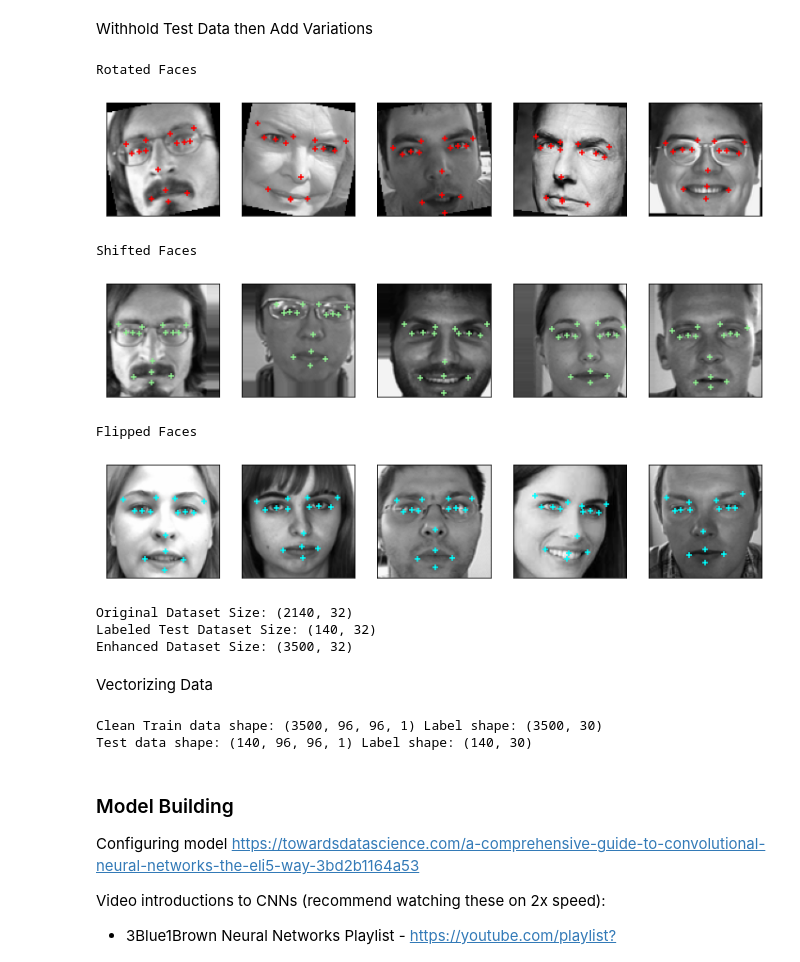
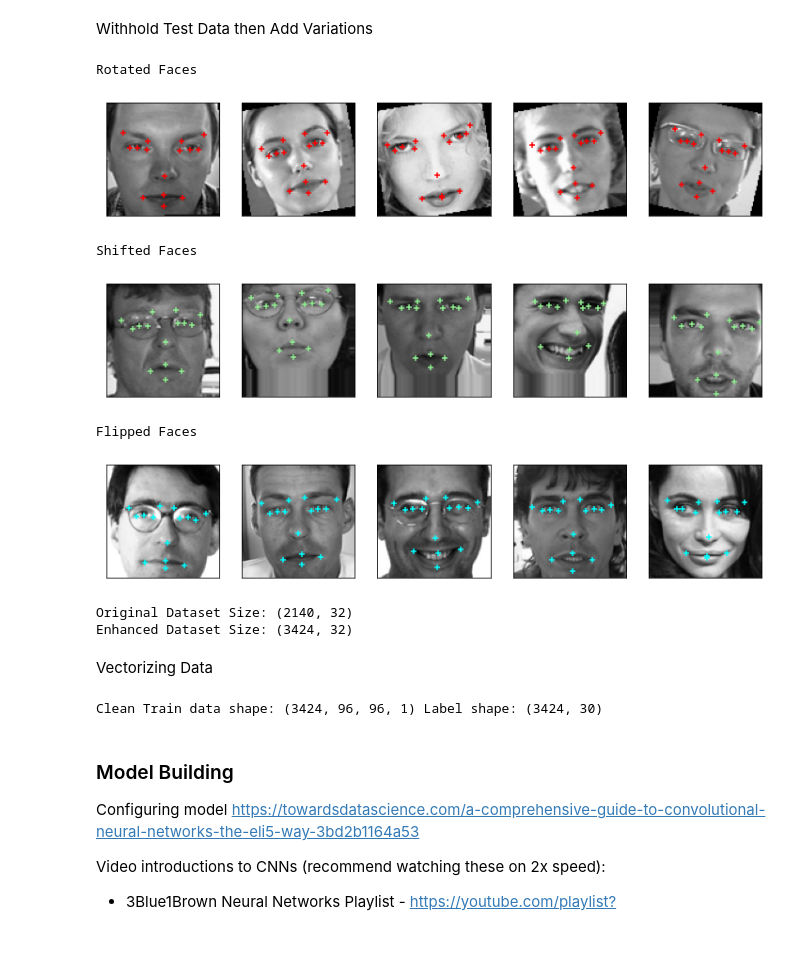
Before and after one commit to esun74/mobile-cv, a Jupyter notebook: nn_model/generate.ipynb, the cells around one changed output. Cells and saved outputs as stored; diff of their text form; code cells hidden in the pictures.

```diff
--- a/nn_model/generate.ipynb
+++ b/nn_model/generate.ipynb
@@ -141,14 +141,10 @@ Focused Dataset
 # %% [markdown]
 Withhold Test Data then Add Variations
 # %%
-reserve_for_test = rng.choice(train_no_na.index, 140, False)
-labeled_test = train_no_na.iloc[reserve_for_test, :].copy().reset_index(drop=True)
-enhanced_train_no_na = train_no_na.iloc[~train_no_na.index.isin(reserve_for_test), :].copy().reset_index(drop=True)
-
-amount_remixed = len(enhanced_train_no_na) // 4
-rotated_train = enhanced_train_no_na.iloc[rng.choice(enhanced_train_no_na.index, amount_remixed, False), :].copy().reset_index(drop=True)
-shifted_train = enhanced_train_no_na.iloc[rng.choice(enhanced_train_no_na.index, amount_remixed, False), :].copy().reset_index(drop=True)
-flipped_train = enhanced_train_no_na.iloc[rng.choice(enhanced_train_no_na.index, amount_remixed, False), :].copy().reset_index(drop=True)
+amount_remixed = len(train_no_na) // 5
+rotated_train = train_no_na.iloc[rng.choice(train_no_na.index, amount_remixed, False), :].copy().reset_index(drop=True)
+shifted_train = train_no_na.iloc[rng.choice(train_no_na.index, amount_remixed, False), :].copy().reset_index(drop=True)
+flipped_train = train_no_na.iloc[rng.choice(train_no_na.index, amount_remixed, False), :].copy().reset_index(drop=True)
 
 def rotate_sample(x):
 	radians = -math.radians(x.rotation)
@@ -185,54 +181,47 @@ def flip_sample(x):
 	x.left_eyebrow_outer_end_y, x.right_eyebrow_outer_end_y = x.right_eyebrow_outer_end_y, x.left_eyebrow_outer_end_y
 	x.mouth_left_corner_x, x.mouth_right_corner_x = x.mouth_right_corner_x, x.mouth_left_corner_x
 	x.mouth_left_corner_y, x.mouth_right_corner_y = x.mouth_right_corner_y, x.mouth_left_corner_y
 	x.image_data = np.flip(x.image_data.reshape(96, 96), axis=1).flatten()
 	return x
 
 rotated_train['rotation'] = (rng.random(len(rotated_train)) - 0.5) * 30
 shifted_train['shift_x'] = rng.random(len(shifted_train)) * 0.90 + 0.05
 shifted_train['shift_y'] = rng.random(len(shifted_train)) * 0.90 + 0.05
 
 rotated_train = rotated_train.apply(rotate_sample, axis=1).iloc[:, :-1]
 shifted_train = shifted_train.apply(shift_sample, axis=1).iloc[:, :-2]
 flipped_train = flipped_train.apply(flip_sample, axis=1)
 
 print('Rotated Faces')
 show_faces(rotated_train, 1, 5, 'red')
 
 print('Shifted Faces')
 show_faces(shifted_train, 1, 5, 'lightgreen')
 
 print('Flipped Faces')
 show_faces(flipped_train, 1, 5, 'cyan')
 
-enhanced_train_no_na = pd.concat([enhanced_train_no_na, rotated_train, shifted_train, flipped_train], ignore_index=True)
+enhanced_train_no_na = pd.concat([train_no_na, rotated_train, shifted_train, flipped_train], ignore_index=True)
 
 print('Original Dataset Size:', train_no_na.shape)
-print('Labeled Test Dataset Size:', labeled_test.shape)
 print('Enhanced Dataset Size:', enhanced_train_no_na.shape)
 # %% [output]
 Rotated Faces
-[figure, old version]
+[figure, new version]
 Shifted Faces
-[figure, old version]
+[figure, new version]
 Flipped Faces
-[figure, old version]
+[figure, new version]
 Original Dataset Size: (2140, 32)
-Labeled Test Dataset Size: (140, 32)
-Enhanced Dataset Size: (3500, 32)
+Enhanced Dataset Size: (3424, 32)
 # %% [markdown]
 Vectorizing Data
 # %%
 x1 = np.concatenate(enhanced_train_no_na.image_data.to_numpy()).reshape(-1, 96, 96, 1)
 y1 = np.concatenate(enhanced_train_no_na.iloc[:,:~1].to_numpy()).reshape(-1, len(enhanced_train_no_na.columns) - 2)
 print('Clean Train data shape:', x1.shape, 'Label shape:', y1.shape)
-
-x2 = np.concatenate(labeled_test.image_data.to_numpy()).reshape(-1, 96, 96, 1)
-y2 = np.concatenate(labeled_test.iloc[:,:~1].to_numpy()).reshape(-1, len(labeled_test.columns) - 2)
-print('Test data shape:', x2.shape, 'Label shape:', y2.shape)
 # %% [output]
-Clean Train data shape: (3500, 96, 96, 1) Label shape: (3500, 30)
-Test data shape: (140, 96, 96, 1) Label shape: (140, 30)
+Clean Train data shape: (3424, 96, 96, 1) Label shape: (3424, 30)
 # %% [markdown]
 ### Model Building
 
```
Also changed, not shown: parts of 9 cells of this notebook, 2 other files.
